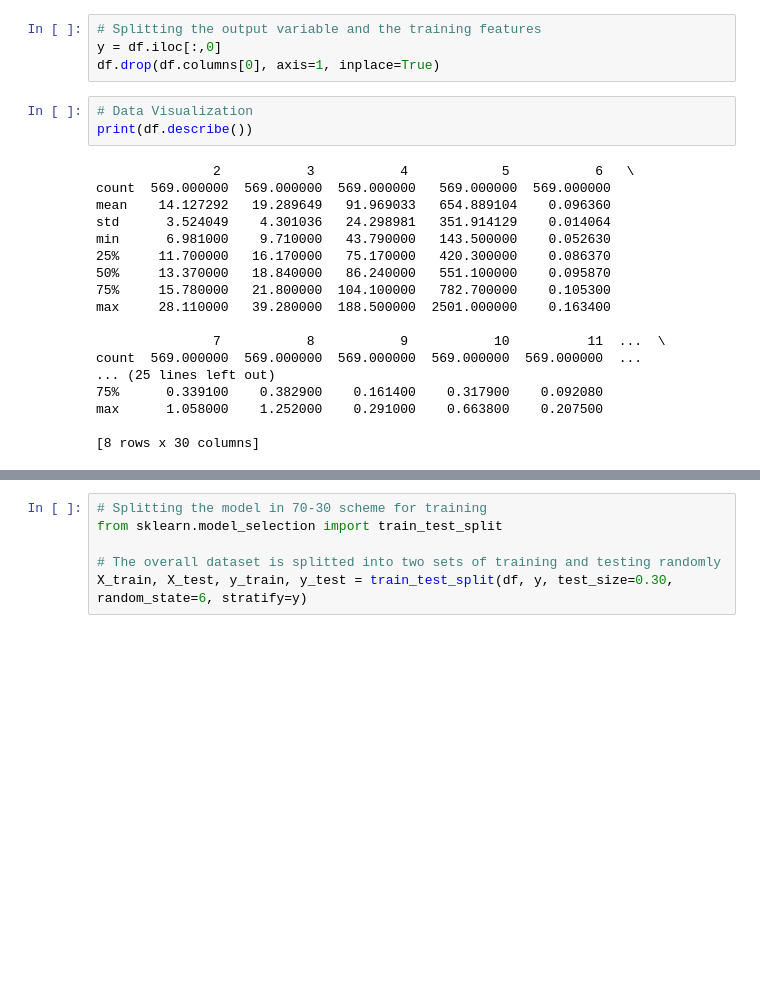
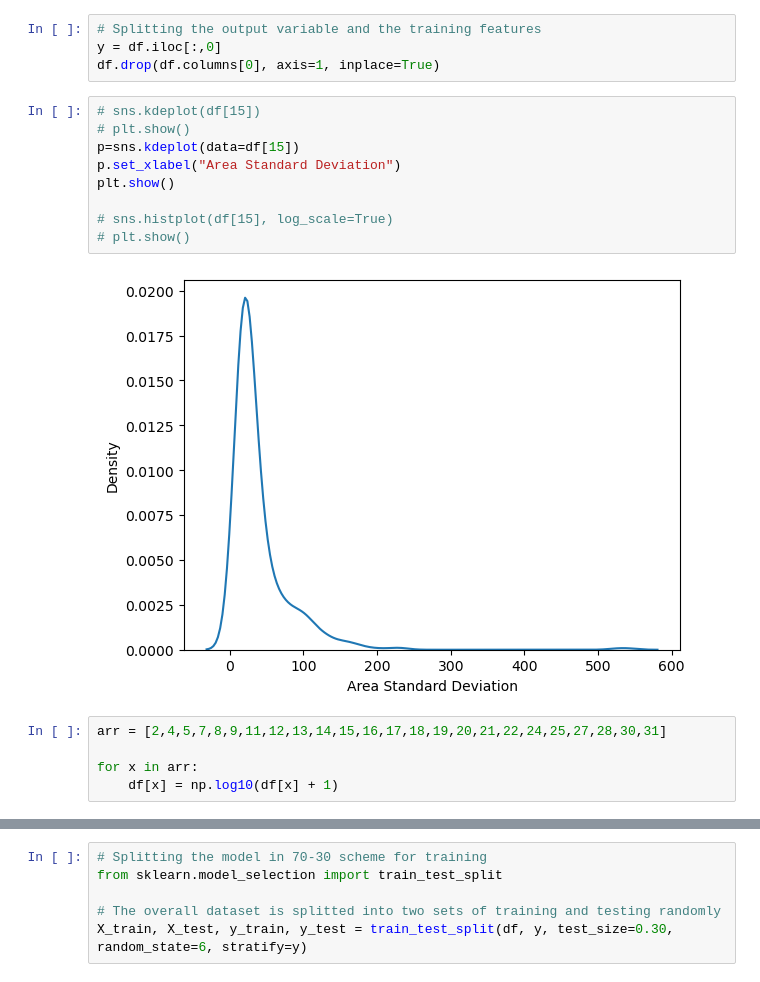
Before and after one commit to pemba007/wdbc-ml, a Jupyter notebook: index.ipynb, the cells around one changed output, grey strips where cells are left out. Cells and saved outputs as stored; diff of their text form; blank space fills up the shorter version.

```diff
--- a/index.ipynb
+++ b/index.ipynb
@@ -21,24 +19,19 @@ print(df.shape)
 # Splitting the output variable and the training features
 y = df.iloc[:,0]
 df.drop(df.columns[0], axis=1, inplace=True)
-# %%
-# Data Visualization
-print(df.describe())
-# %% [output]
-               2           3           4            5           6   \
-count  569.000000  569.000000  569.000000   569.000000  569.000000
-mean    14.127292   19.289649   91.969033   654.889104    0.096360
-std      3.524049    4.301036   24.298981   351.914129    0.014064
-min      6.981000    9.710000   43.790000   143.500000    0.052630
-25%     11.700000   16.170000   75.170000   420.300000    0.086370
-50%     13.370000   18.840000   86.240000   551.100000    0.095870
-75%     15.780000   21.800000  104.100000   782.700000    0.105300
-max     28.110000   39.280000  188.500000  2501.000000    0.163400
-
-               7           8           9           10          11  ...  \
-count  569.000000  569.000000  569.000000  569.000000  569.000000  ...
-... (25 lines left out)
-75%      0.339100    0.382900    0.161400    0.317900    0.092080
-max      1.058000    1.252000    0.291000    0.663800    0.207500
-
-[8 rows x 30 columns]
+# %%
+# sns.kdeplot(df[15])
+# plt.show()
+p=sns.kdeplot(data=df[15])
+p.set_xlabel("Area Standard Deviation")
+plt.show()
+
+# sns.histplot(df[15], log_scale=True)
+# plt.show()
+# %% [output]
+[figure, added]
+# %%
+arr = [2,4,5,7,8,9,11,12,13,14,15,16,17,18,19,20,21,22,24,25,27,28,30,31]
+
+for x in arr:
+    df[x] = np.log10(df[x] + 1)
```
Also changed, not shown: parts of 11 cells of this notebook, 3 other files.
